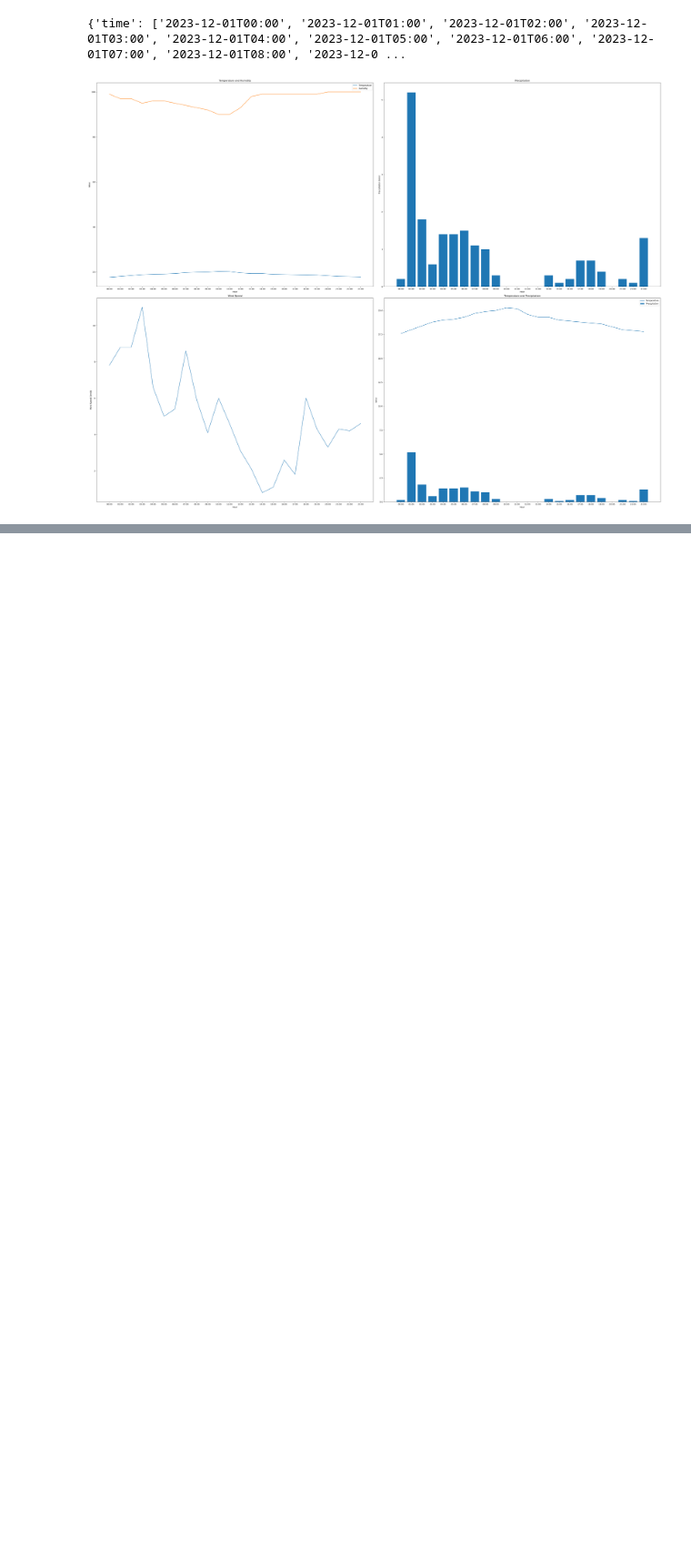
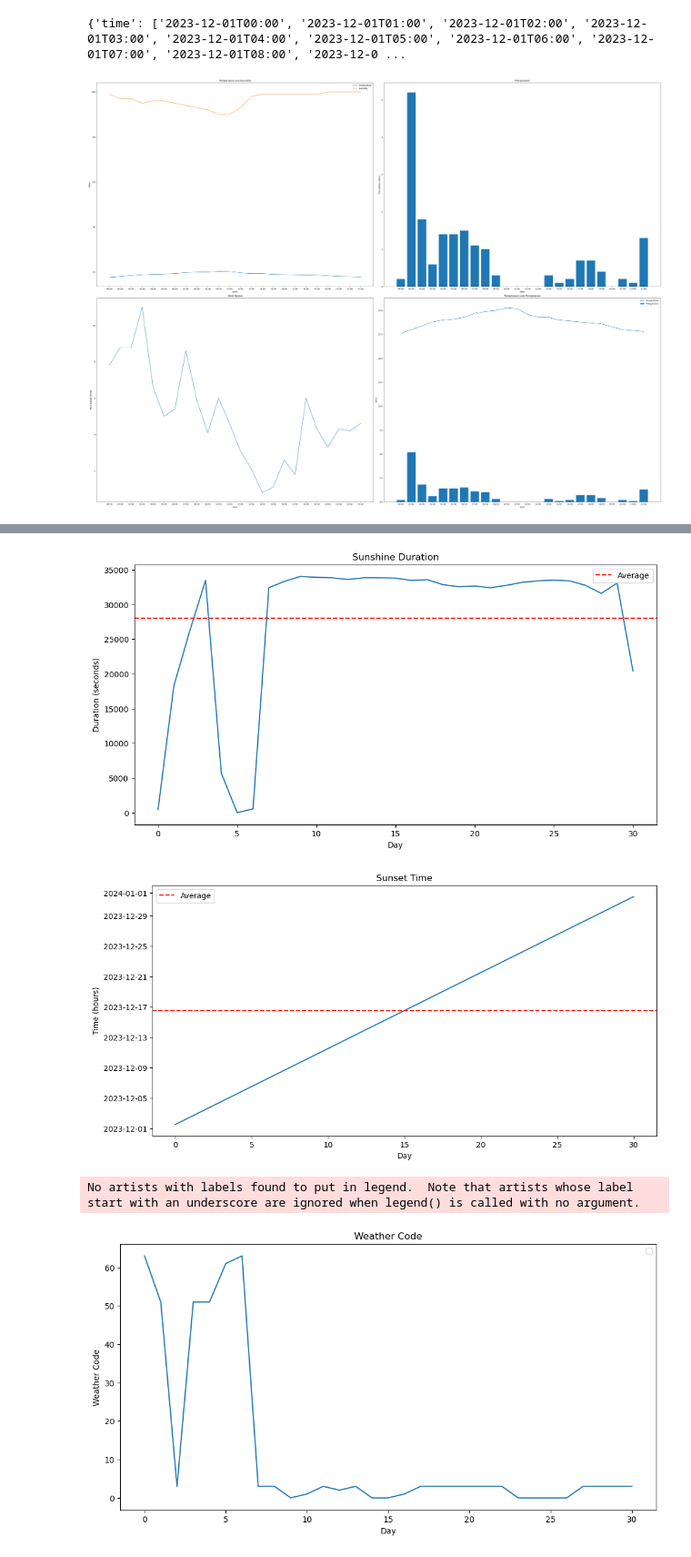
Before and after one commit to Sanjeev-Kumar78/Weather_Trend_Analyzer, a Jupyter notebook: Base-Code.ipynb, the cells around one changed output, grey strips where cells are left out. Shown at 91% size. Drawn from its saved outputs; the diff is of its cells as text; code cells hidden in the pictures; blank space fills up the shorter version.

```diff
--- a/Base-Code.ipynb
+++ b/Base-Code.ipynb
@@ -404,3 +412,10 @@ print(hourly_data_df['Unnamed: 0']+":"+hourly_data_df['hourly'])
 29    soil_moisture_28_to_100cm:[0.269, 0.271, 0.271...
 30    soil_moisture_100_to_255cm:[0.268, 0.268, 0.26...
 dtype: object
+# %%
+import ast
+weather_dictionary = {}
+for index, row in hourly_data_df.iterrows():
+    weather_dictionary[row['Unnamed: 0']] = ast.literal_eval(row['hourly'])
+print(weather_dictionary)
+print(pd.DataFrame(weather_dictionary).describe())
@@ -643,0 +930,35 @@ Mean Squared Error: 0.016038426517551115
+# %%
+# Plot sunshine duration
+plt.figure(figsize=(12, 6))
+plt.plot(df['sunshine_duration'])
+plt.title('Sunshine Duration')
+plt.xlabel('Day')
+plt.ylabel('Duration (seconds)')
+plt.axhline(y=df['sunshine_duration'].mean(), color='r', linestyle='--', label='Average')
+plt.legend()
+plt.show()
+
+
+# Plot sunset time
+plt.figure(figsize=(12, 6))
+plt.plot(df['sunset'])
+plt.title('Sunset Time')
+plt.xlabel('Day')
+plt.ylabel('Time (hours)')
+plt.axhline(y=df['sunset'].mean(), color='r', linestyle='--', label='Average')
+plt.legend()
+plt.show()
+
+# Plot weather code
+plt.figure(figsize=(12, 6))
+plt.plot(df['weather_code'])
+plt.title('Weather Code')
+plt.xlabel('Day')
+plt.ylabel('Weather Code')
+plt.legend()
+plt.show()
+# %% [output]
+[figure, added]
+[figure, added]
+No artists with labels found to put in legend.  Note that artists whose label start with an underscore are ignored when legend() is called with no argument.
+[figure, added]
```
Also changed, not shown: parts of 15 cells of this notebook, 13 other files.
